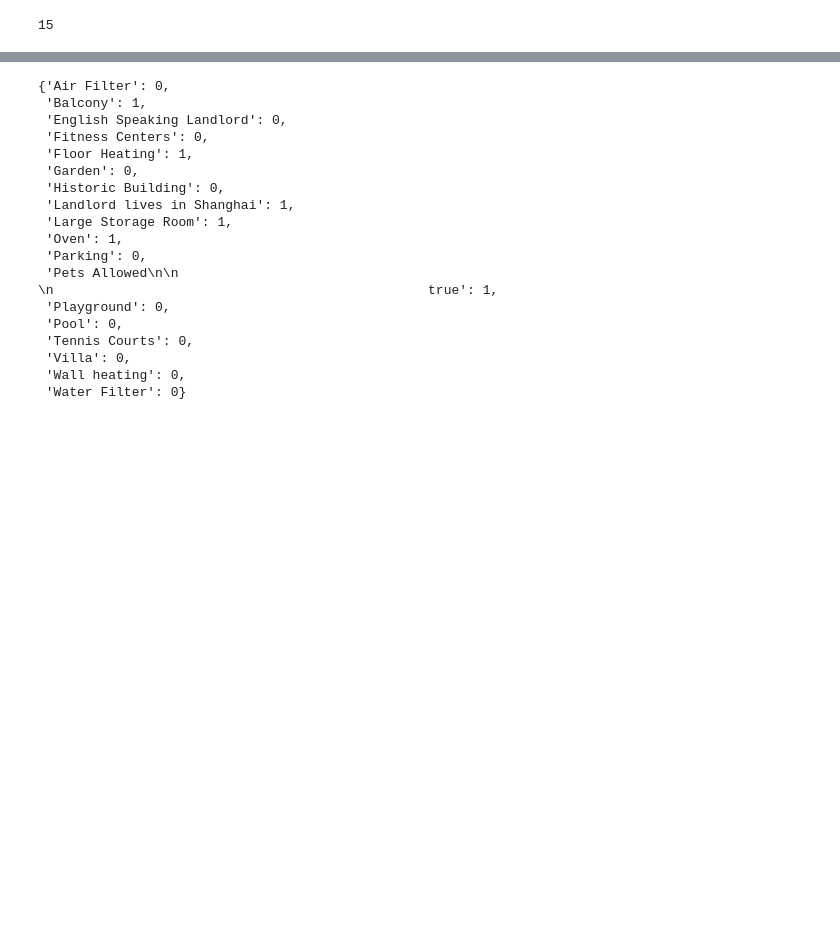
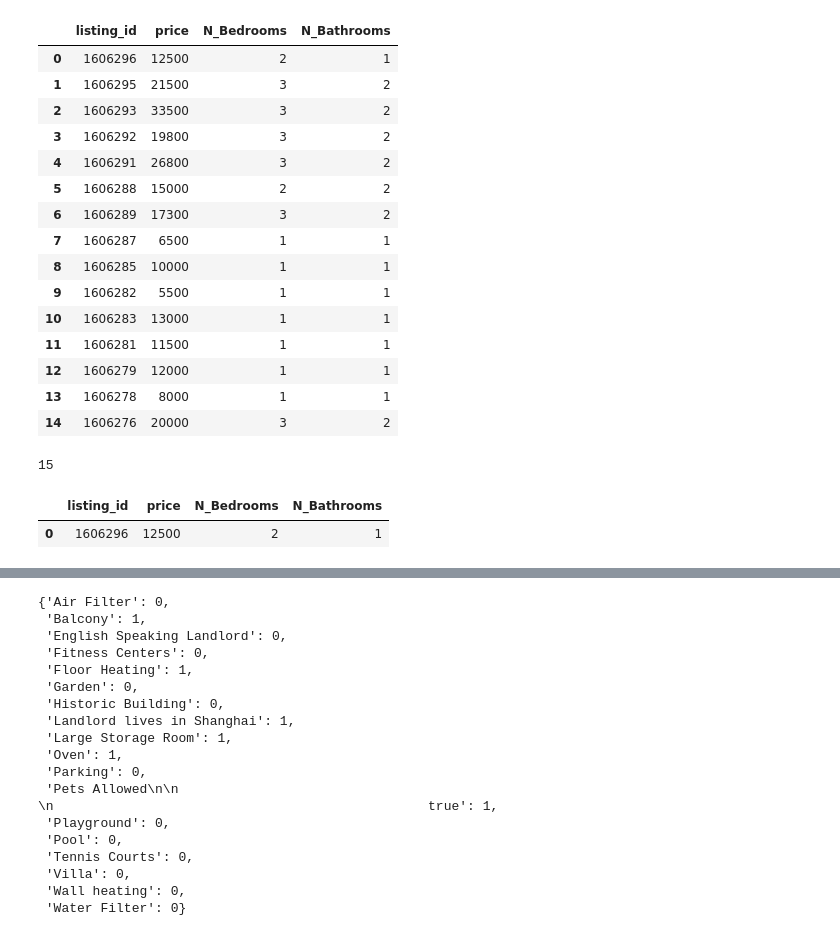
Before and after one commit to JessicaChuh/shanghai_housing, a Jupyter notebook: Daily_Report.ipynb, the cells around one changed output, grey strips where cells are left out. Drawn from its saved outputs; the diff is of its cells as text; code cells hidden in the pictures; blank space fills up the shorter version.

```diff
--- a/Daily_Report.ipynb
+++ b/Daily_Report.ipynb
@@ -12,6 +60,8 @@ baseurl = 'https://www.smartshanghai.com/housing/apartments-rent'
 def get_listing_id(n):
     Listing_id = []
     Price = []
+    N_Bedrooms = []
+    N_Bathrooms = []
     for page in range(n):
         params = {'page': page}
         response = requests.get(baseurl,params)
@@ -23,5 +73,8 @@ def get_listing_id(n):
 
         for i in range(len(content)):
             Listing_id.append(content[i].find('div').attrs['data-listingid'])
-            Price.append(''.join(contents[i].find('div',class_="price").text.strip().split()[1].split(',')))
-    return pd.DataFrame({'listing_id': Listing_id, 'price': Price})
+            Price.append(''.join(content[i].find('div',class_="price").text.strip().split()[1].split(',')))
+            info = re.findall('\d+',(content[i].find('div', class_ = 'room-type').text.strip()))
+            N_Bedrooms.append(info[1])
+            N_Bathrooms.append(info[2])
+    return pd.DataFrame({'listing_id': Listing_id, 'price': Price,'N_Bedrooms': N_Bedrooms,'N_Bathrooms': N_Bathrooms})
@@ -28,5 +106,24 @@ def get_listing_id(n):
 # %%
 new = get_listing_id(1)
+# %%
+new
+# %% [output]
+|  | listing_id | price | N_Bedrooms | N_Bathrooms |
+| 0 | 1606296 | 12500 | 2 | 1 |
+| 1 | 1606295 | 21500 | 3 | 2 |
+| 2 | 1606293 | 33500 | 3 | 2 |
+| 3 | 1606292 | 19800 | 3 | 2 |
+| 4 | 1606291 | 26800 | 3 | 2 |
+| 5 | 1606288 | 15000 | 2 | 2 |
+| 6 | 1606289 | 17300 | 3 | 2 |
+| 7 | 1606287 | 6500 | 1 | 1 |
+| 8 | 1606285 | 10000 | 1 | 1 |
+| 9 | 1606282 | 5500 | 1 | 1 |
+| 10 | 1606283 | 13000 | 1 | 1 |
+| 11 | 1606281 | 11500 | 1 | 1 |
+| 12 | 1606279 | 12000 | 1 | 1 |
+| 13 | 1606278 | 8000 | 1 | 1 |
+| 14 | 1606276 | 20000 | 3 | 2 |
 # %%
 len(new)
 # %% [output]
@@ -35,0 +133,5 @@ ex = new[:1]
+# %%
+example
+# %% [output]
+|  | listing_id | price | N_Bedrooms | N_Bathrooms |
+| 0 | 1606296 | 12500 | 2 | 1 |
```
Also changed, not shown: parts of 25 cells of this notebook.
